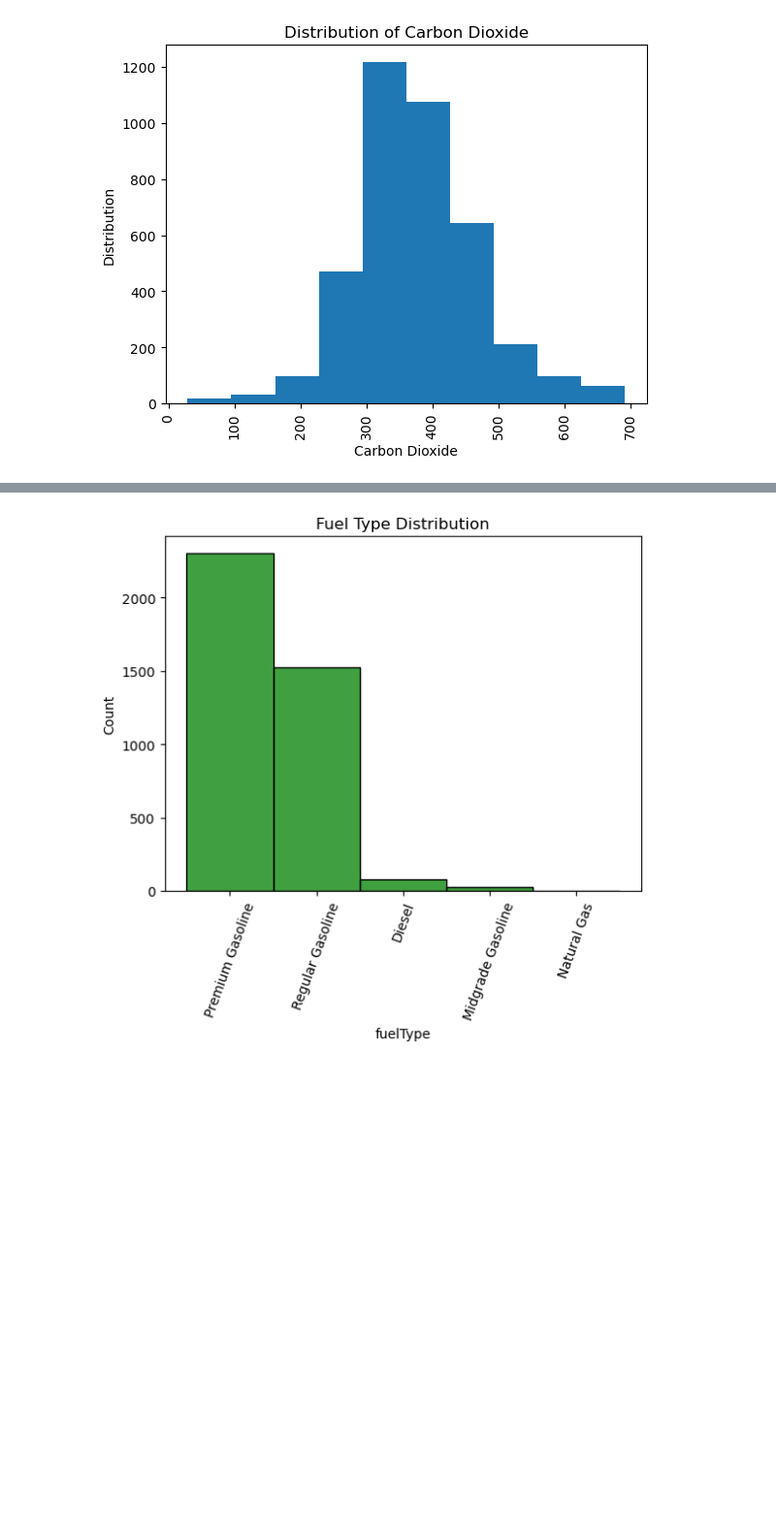
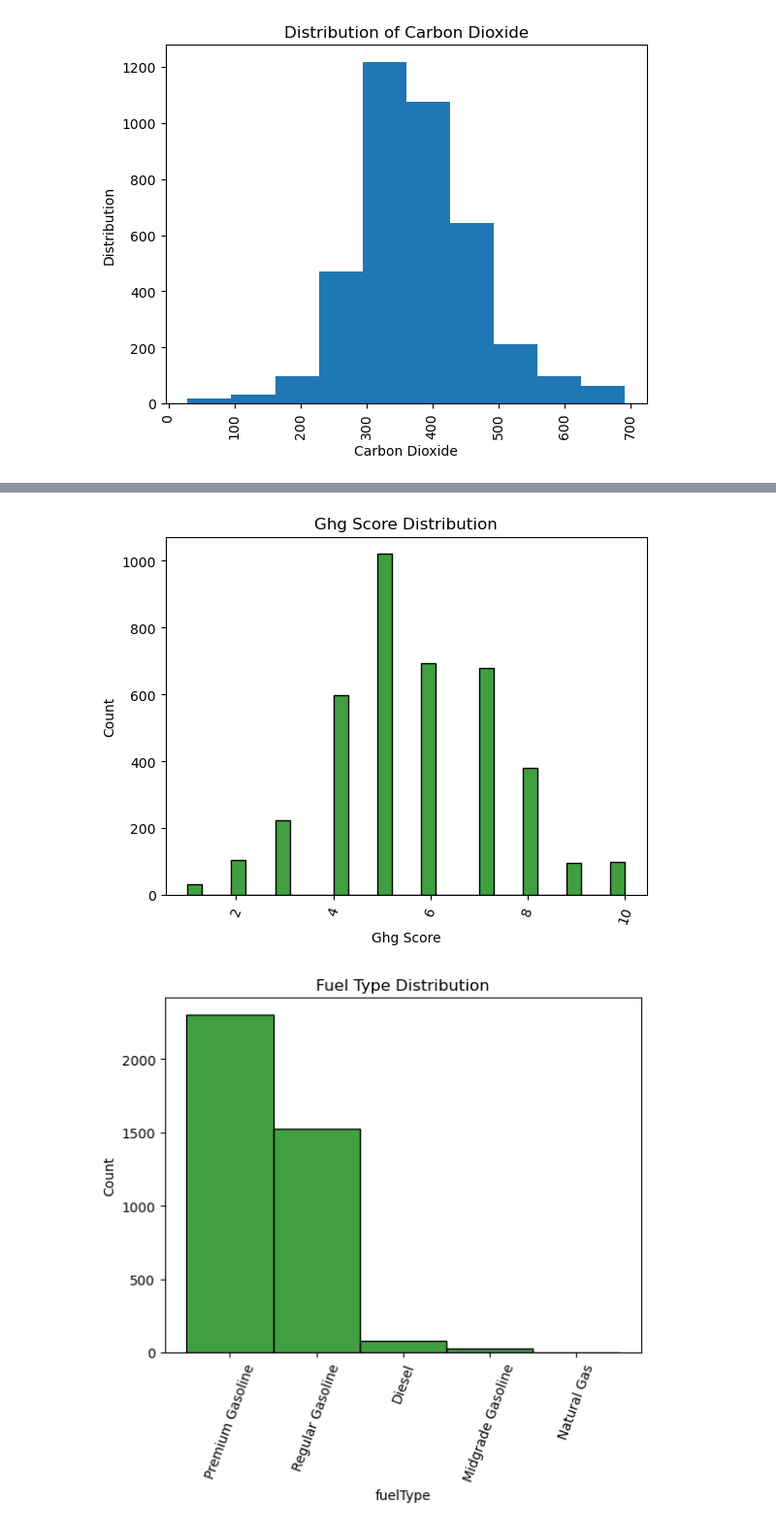
Before and after one commit to AkotoChristine/Project_Plotting_Peer_Group8, a Jupyter notebook: Plotting Assignment.ipynb, the cells around one changed output, grey strips where cells are left out. Shown at 97% size. Drawn from its saved outputs; the diff is of its cells as text; code cells hidden in the pictures; blank space fills up the shorter version.

```diff
--- a/Plotting Assignment.ipynb
+++ b/Plotting Assignment.ipynb
@@ -74,3 +84,11 @@ plt.show()
+# %%
+sns.histplot(data = data, x = "ghgScore", bins = 30, color = "green")
+plt.xticks(rotation=70)
+plt.title("Ghg Score Distribution")
+plt.xlabel("Ghg Score")
+plt.show()
+# %% [output]
+[figure, added]
 # %%
 sns.histplot(data = data, x = "fuelType", bins = 30, color = "green")
 plt.xticks(rotation=70)
```
Also changed, not shown: parts of 11 cells of this notebook.
